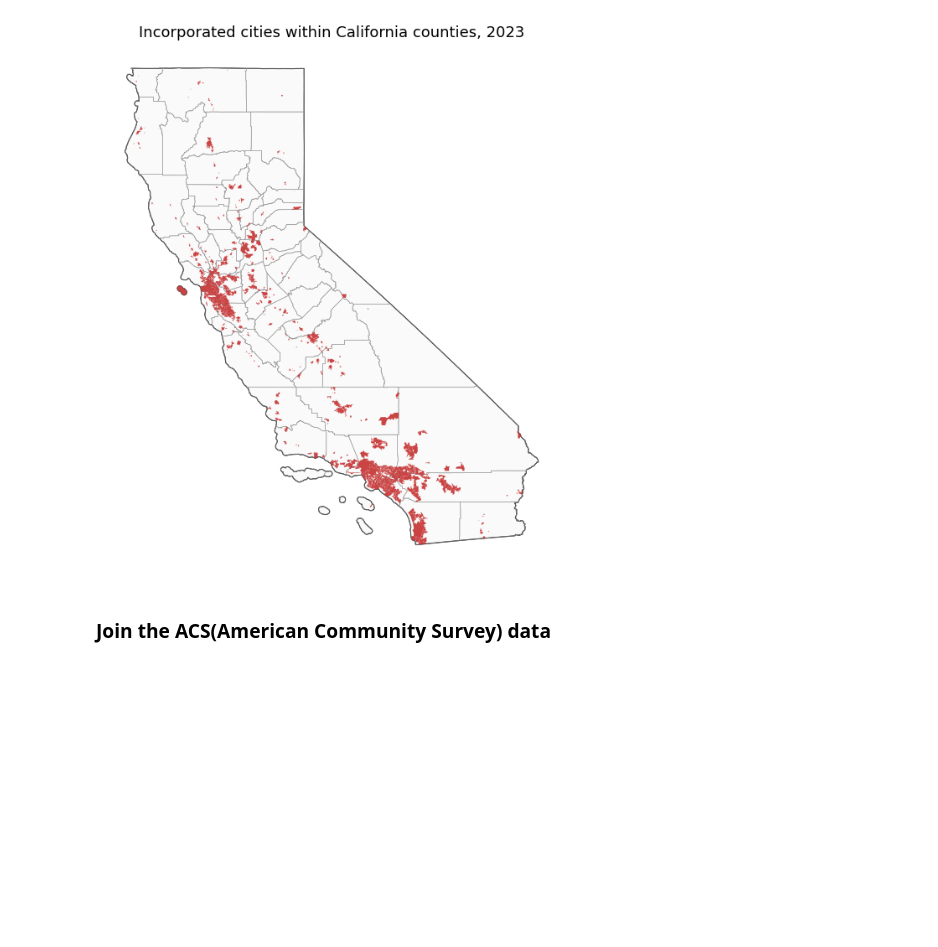
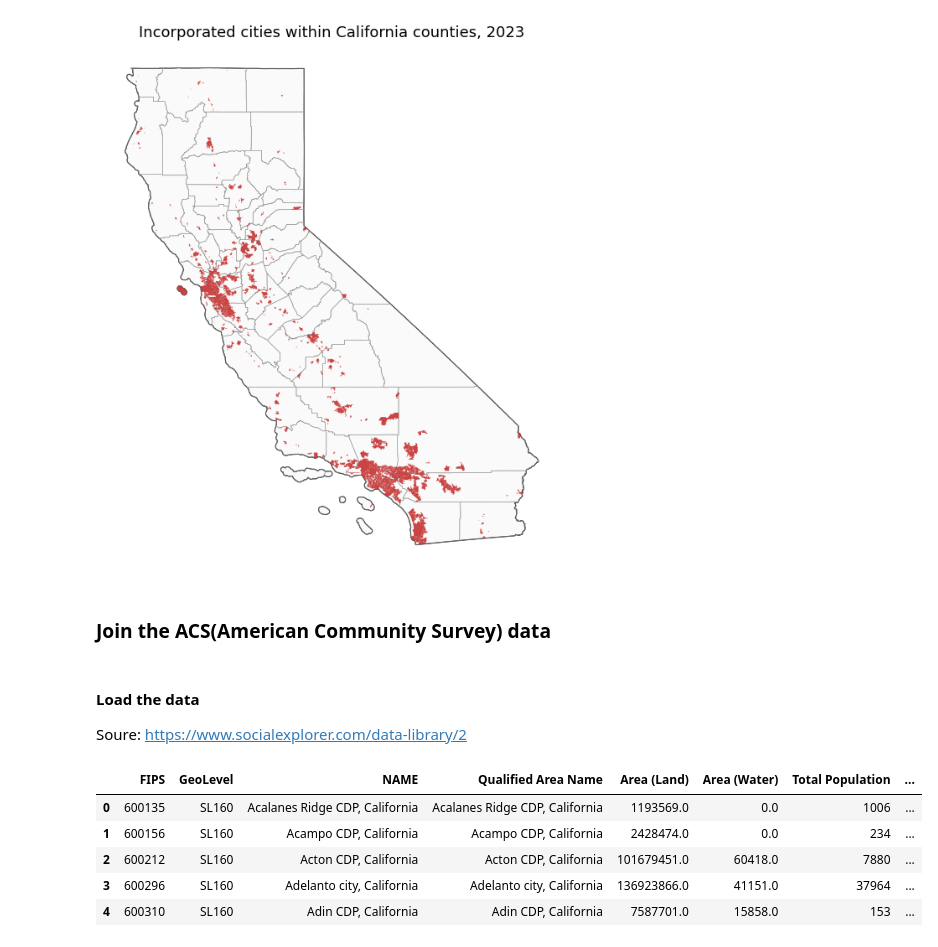
Before and after one commit to HowardChen0211/gisPy, a Jupyter notebook: ProblemSets_map.ipynb, the cells around one changed output. Saved outputs shown, nothing was run; the diff lists cells and outputs as text; code cells hidden in the pictures; blank space fills up the shorter version.

```diff
--- a/ProblemSets_map.ipynb
+++ b/ProblemSets_map.ipynb
@@ -273,3 +278,18 @@ Text(0.5, 1.0, 'Incorporated cities within California counties, 2023')
 [figure]
 # %% [markdown]
 ### Join the ACS(American Community Survey) data
+# %% [markdown]
+#### Load the data
+
+Soure: https://www.socialexplorer.com/data-library/2
+# %%
+# Total population
+total_pop = pd.read_csv("https://raw.githubusercontent.com/HowardChen0211/gisPy/refs/heads/main/TotalPopulation_2024.csv", skiprows=[1])
+total_pop.head()
+# %% [output]
+|  | FIPS | GeoLevel | NAME | Qualified Area Name | Area (Land) | Area (Water) | Total Population | ... |
+| 0 | 600135 | SL160 | Acalanes Ridge CDP, California | Acalanes Ridge CDP, California | 1193569.0 | 0.0 | 1006 | ... |
+| 1 | 600156 | SL160 | Acampo CDP, California | Acampo CDP, California | 2428474.0 | 0.0 | 234 | ... |
+| 2 | 600212 | SL160 | Acton CDP, California | Acton CDP, California | 101679451.0 | 60418.0 | 7880 | ... |
+| 3 | 600296 | SL160 | Adelanto city, California | Adelanto city, California | 136923866.0 | 41151.0 | 37964 | ... |
+| 4 | 600310 | SL160 | Adin CDP, California | Adin CDP, California | 7587701.0 | 15858.0 | 153 | ... |
```
Also changed, not shown: parts of 17 cells of this notebook.
